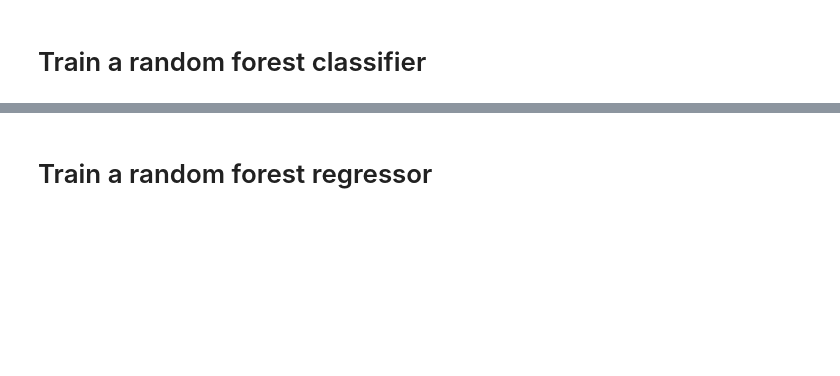
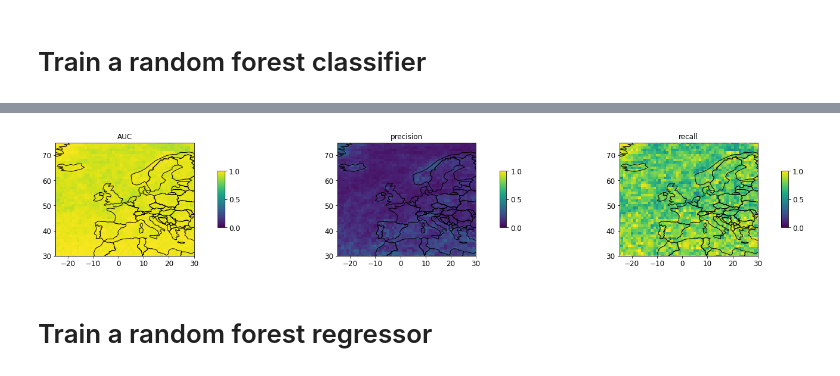
Before and after one commit to ML-precip/precip-predict, a Jupyter notebook: Random_forest.ipynb, the cells around one changed output, grey strips where cells are left out. Saved outputs shown, nothing was run; the diff lists cells and outputs as text; code cells hidden in the pictures; blank space fills up the shorter version.

```diff
--- a/Random_forest.ipynb
+++ b/Random_forest.ipynb
@@ -241,0 +327,10 @@ preds = xr.apply_ufunc(
+# %%
+%%time
+preds = xr.apply_ufunc(
+    apply_rf_classifier_model,
+    crfs, dg_test.X,
+    vectorize=True,
+    input_core_dims=[[],['time', 'level']],
+    output_core_dims=[[]],
+    output_dtypes=[object] # change the output type
+).compute()
@@ -241,0 +340,10 @@ preds = xr.apply_ufunc(
+# %%
+%%time
+auc = xr.apply_ufunc(
+    eval_rf_auc,
+    crfs, dg_test.X,dg_test.y_xtrm,
+    vectorize=True,
+    input_core_dims=[[],['time', 'level'],['time']],
+    output_core_dims=[[]],
+    output_dtypes=[float] # change the output type
+).compute()
@@ -241,0 +353,10 @@ preds = xr.apply_ufunc(
+# %%
+%%time
+precision = xr.apply_ufunc(
+    eval_rf_precision,
+    crfs, dg_test.X,dg_test.y_xtrm,
+    vectorize=True,
+    input_core_dims=[[],['time', 'level'],['time']],
+    output_core_dims=[[]],
+    output_dtypes=[float] # change the output type
+).compute()
@@ -241,0 +366,10 @@ preds = xr.apply_ufunc(
+# %%
+%%time
+recall = xr.apply_ufunc(
+    eval_rf_recall,
+    crfs, dg_test.X,dg_test.y_xtrm,
+    vectorize=True,
+    input_core_dims=[[],['time', 'level'],['time']],
+    output_core_dims=[[]],
+    output_dtypes=[float] # change the output type
+).compute()
@@ -241,0 +381,7 @@ preds = xr.apply_ufunc(
+# %%
+fig, axes = plt.subplots(figsize=(24, 3.5), ncols=3, nrows=1)
+plot_map(axes[0], lons_y, lats_y, auc, title="AUC", vmin=0, vmax=1)
+plot_map(axes[1], lons_y, lats_y, precision, title="precision", vmin=0, vmax=1)
+plot_map(axes[2], lons_y, lats_y, recall, title="recall", vmin=0, vmax=1)
+# %% [output]
+[figure, added]
```
Also changed, not shown: parts of 31 cells of this notebook, 1 other file.
